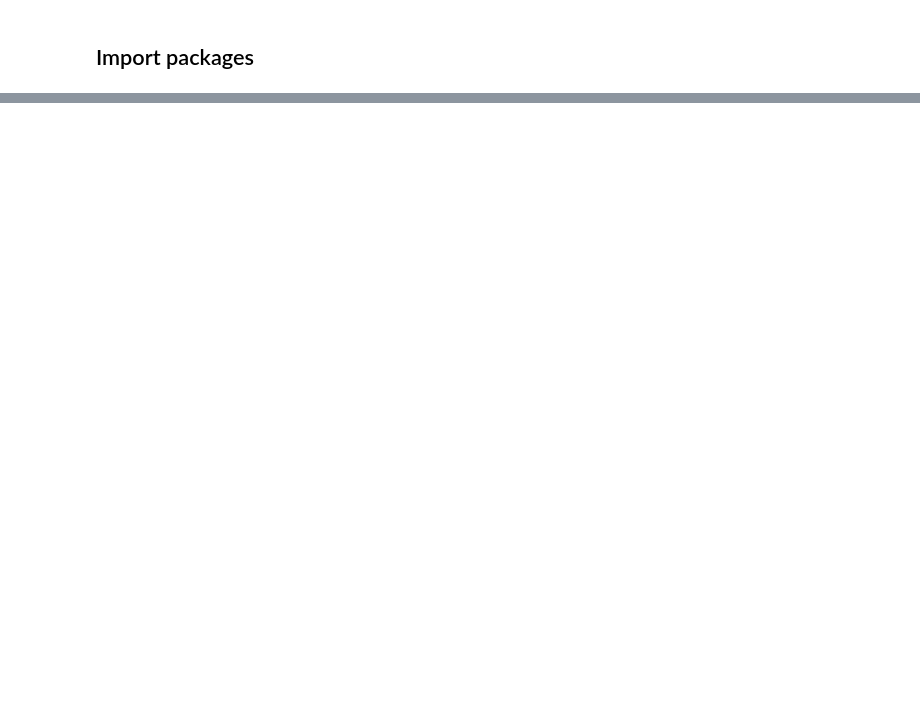
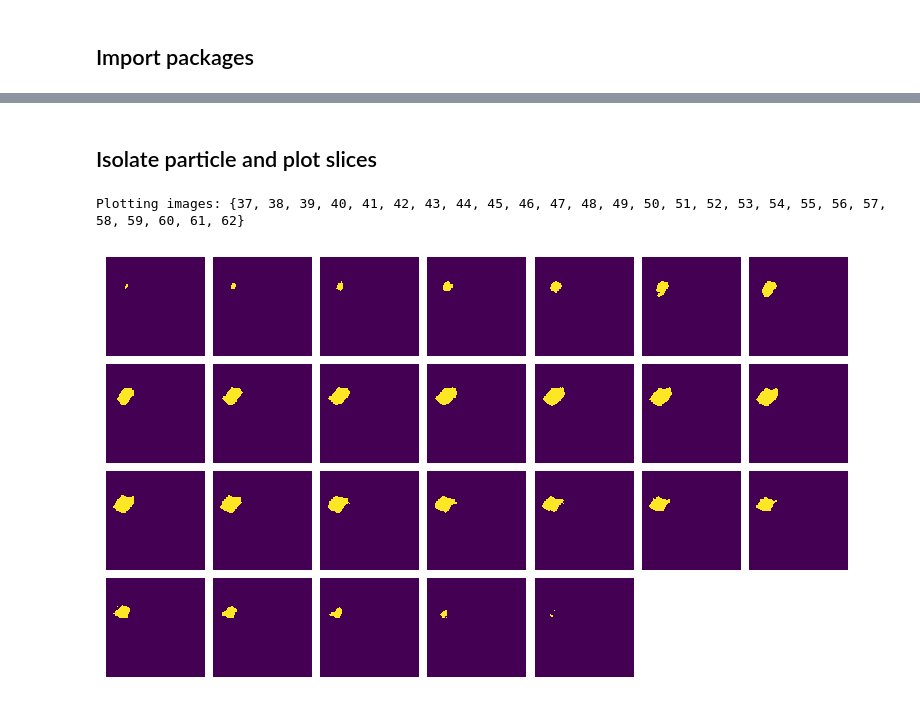
Before and after one commit to GusBusDraws/Segmentflow, a Jupyter notebook: example-single-particle.ipynb, the cells around one changed output, grey strips where cells are left out. Saved outputs shown, nothing was run; the diff lists cells and outputs as text; code cells hidden in the pictures; blank space fills up the shorter version.

```diff
--- a/example-single-particle.ipynb
+++ b/example-single-particle.ipynb
@@ -72,0 +88,12 @@ Visualize mesh with matplotlib 3D
+# %% [markdown]
+## Isolate particle and plot slices
+# %%
+particleID = 191
+imgs_single_particle = segment.isolate_particle(segment_dict, particleID)
+nonzero_slices = set(np.where(imgs_single_particle)[0])
+fig, axes = segment.plot_imgs(
+        imgs_single_particle, slices=nonzero_slices, imgs_per_row=7)
+plt.show()
+# %% [output]
+Plotting images: {37, 38, 39, 40, 41, 42, 43, 44, 45, 46, 47, 48, 49, 50, 51, 52, 53, 54, 55, 56, 57, 58, 59, 60, 61, 62}
+[figure, added]
```
Also changed, not shown: parts of 25 cells of this notebook.
